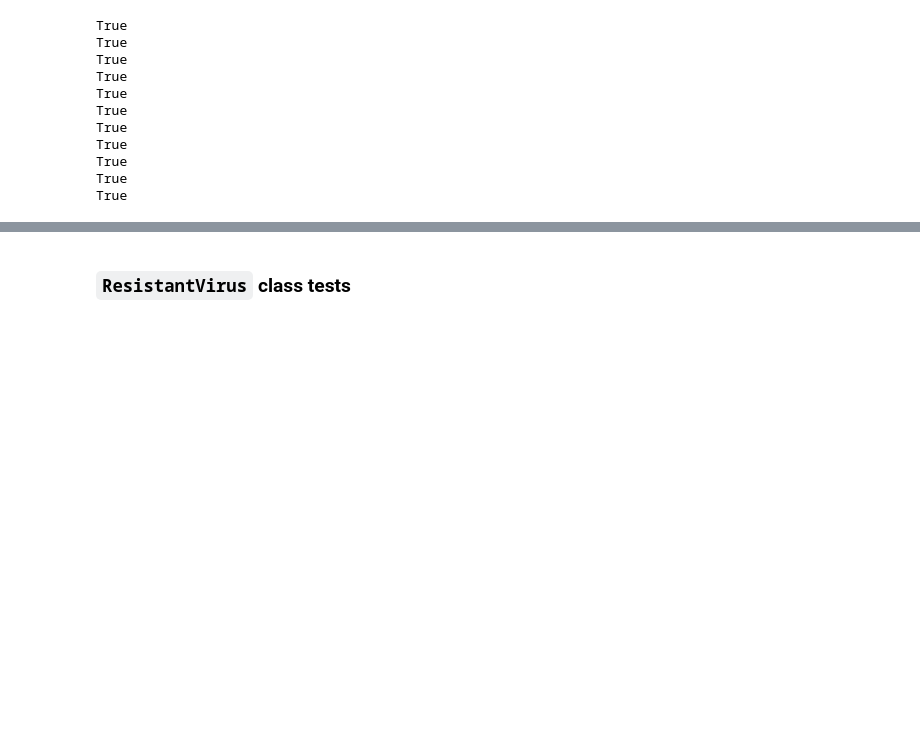
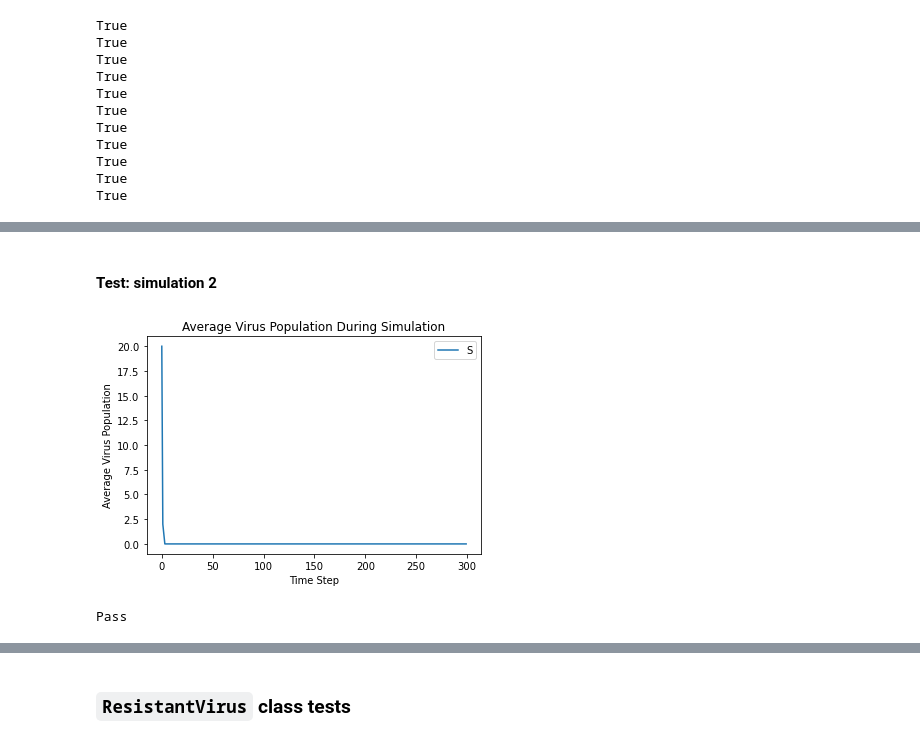
Before and after one commit to ChemGuy88/portfolio, a Jupyter notebook: Python Examples/Stochastic Model-Virus/notebook.ipynb, the cells around one changed output, grey strips where cells are left out. Cells and saved outputs as stored; diff of their text form; code cells hidden in the pictures; blank space fills up the shorter version.

```diff
--- a/Python Examples/Stochastic Model-Virus/notebook.ipynb
+++ b/Python Examples/Stochastic Model-Virus/notebook.ipynb
@@ -166,0 +211,12 @@ True
+# %% [markdown]
+#### Test: simulation 2
+# %%
+try:
+    simulationWithoutDrug(100, 200, 0.2, 0.8, 1)
+    # xdata, ydata = plt.gcf().get_axes()[0].get_lines()[0].get_data()
+    print("Pass")
+except:
+    print("Fail")
+# %% [output]
+[figure, added]
+Pass
```
Also changed, not shown: parts of 13 cells of this notebook.
